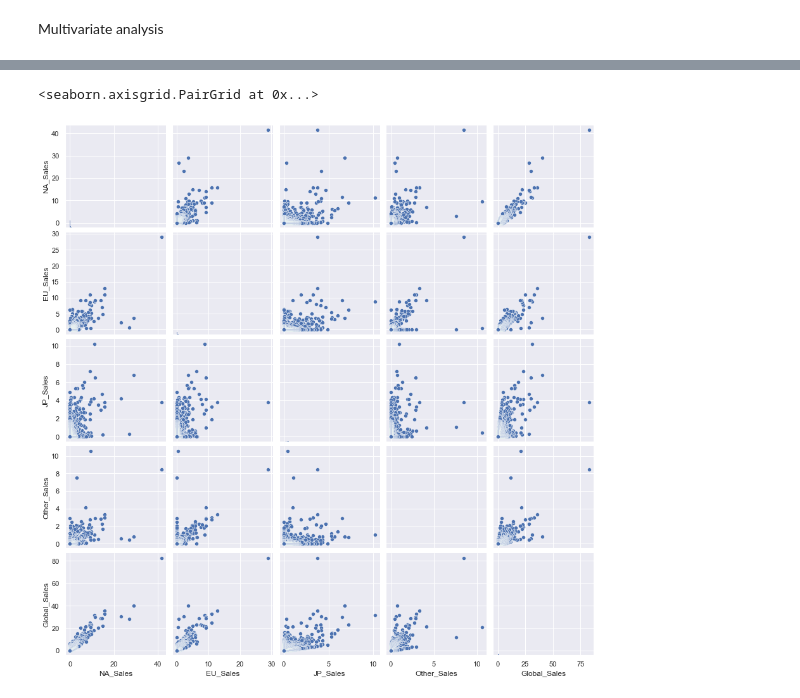
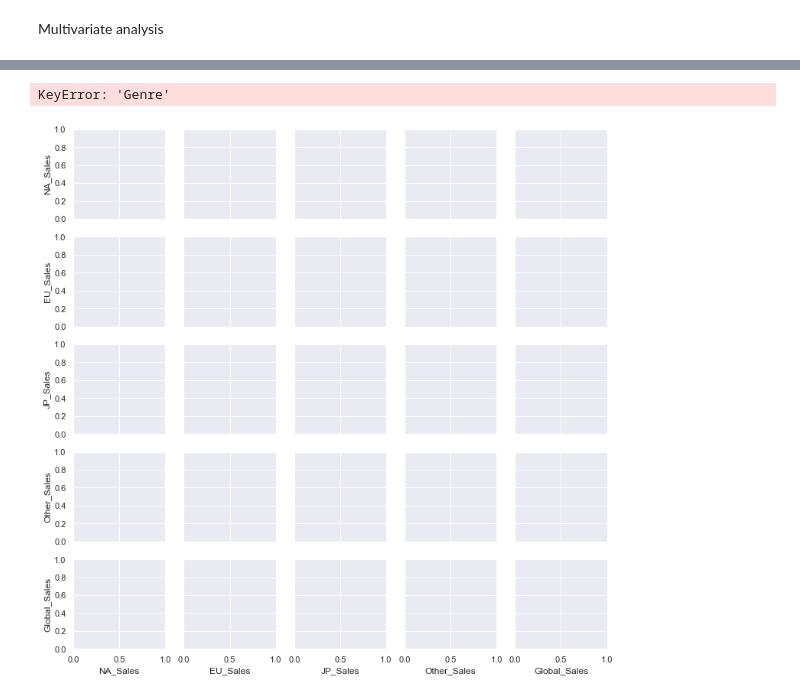
Before and after one commit to Riti70912/Video-game-Sales-Analysis, a Jupyter notebook: vgsales.ipynb, the cells around one changed output, grey strips where cells are left out. Saved outputs shown, nothing was run; the diff lists cells and outputs as text; code cells hidden in the pictures.

```diff
--- a/vgsales.ipynb
+++ b/vgsales.ipynb
@@ -511,5 +552,5 @@ Multivariate analysis
 # %%
-sns.pairplot(data=videogame[['NA_Sales','EU_Sales','JP_Sales','Other_Sales','Global_Sales']])
+sns.pairplot(data=videogame[['NA_Sales','EU_Sales','JP_Sales','Other_Sales','Global_Sales']],hue='Genre')
 # %% [output]
-<seaborn.axisgrid.PairGrid at 0x...>
+KeyError: 'Genre'
-[figure, old version]
+[figure, new version]
```
Also changed, not shown: parts of 7 cells of this notebook.
